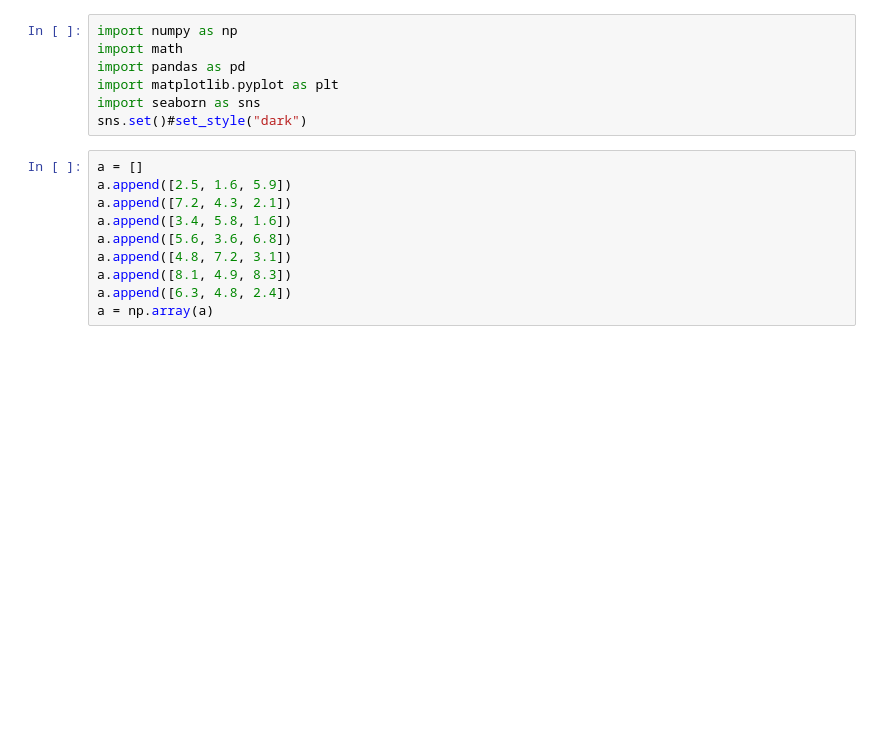
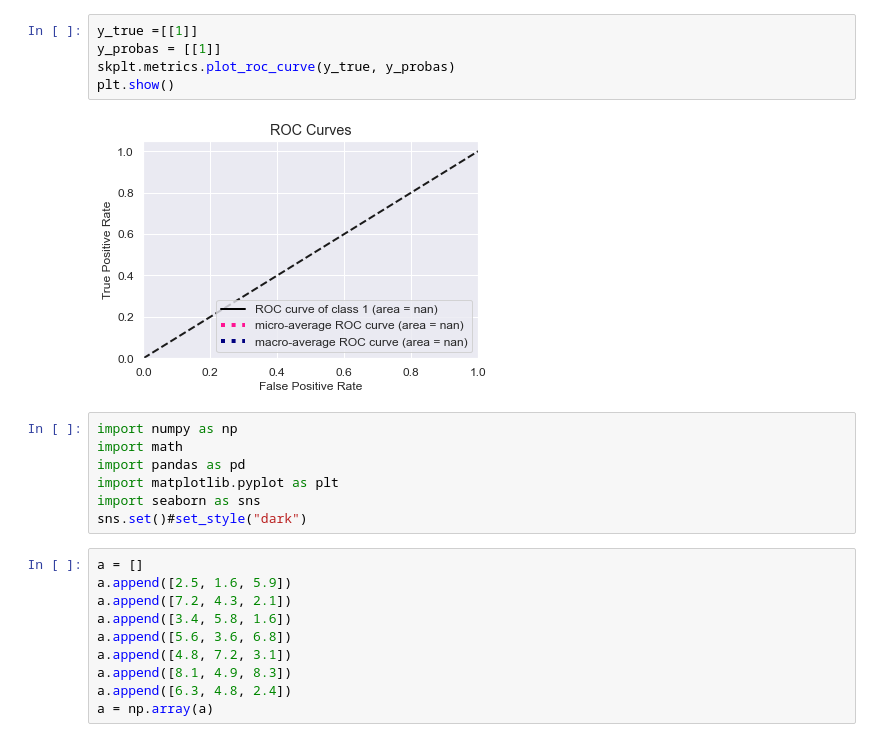
Before and after one commit to m0tela01/DataMining, a Jupyter notebook: Project1/hw2.ipynb, the cells around one changed output. Saved outputs shown, nothing was run; the diff lists cells and outputs as text; blank space fills up the shorter version.

```diff
--- a/Project1/hw2.ipynb
+++ b/Project1/hw2.ipynb
@@ -1,3 +11,10 @@
+# %%
+y_true =[[1]]
+y_probas = [[1]]
+skplt.metrics.plot_roc_curve(y_true, y_probas)
+plt.show()
+# %% [output]
+[figure, added]
 # %%
 import numpy as np
 import math
```
Also changed, not shown: parts of 2 cells of this notebook, 4 other files.
